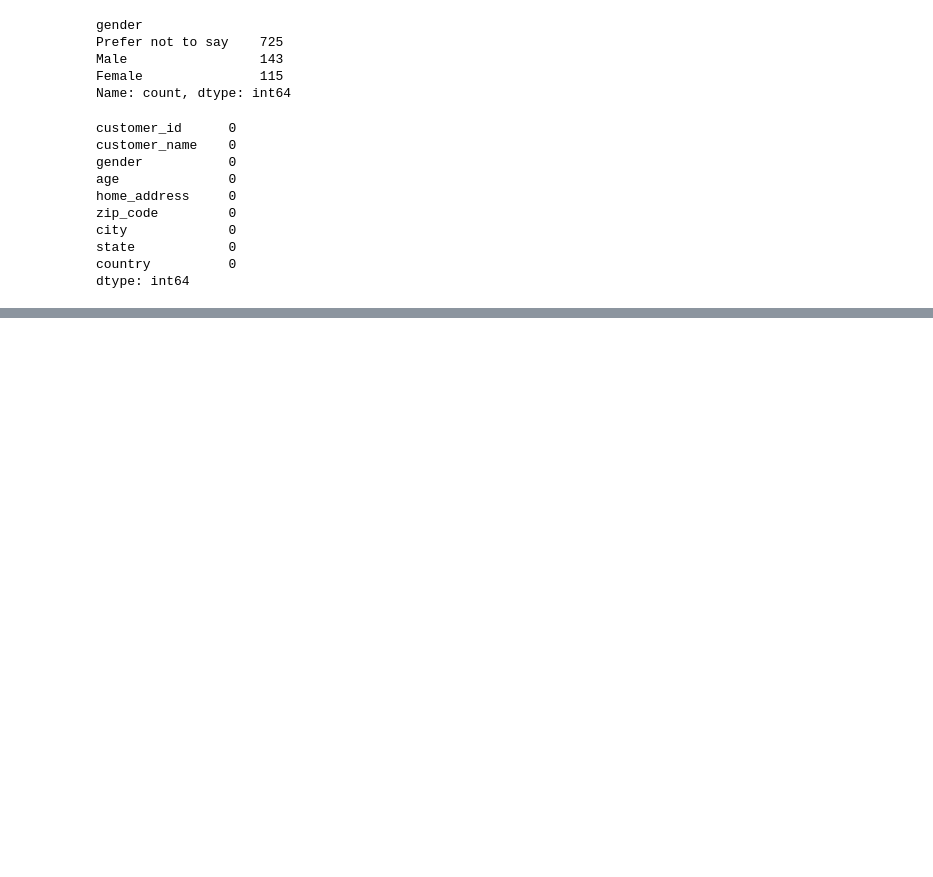
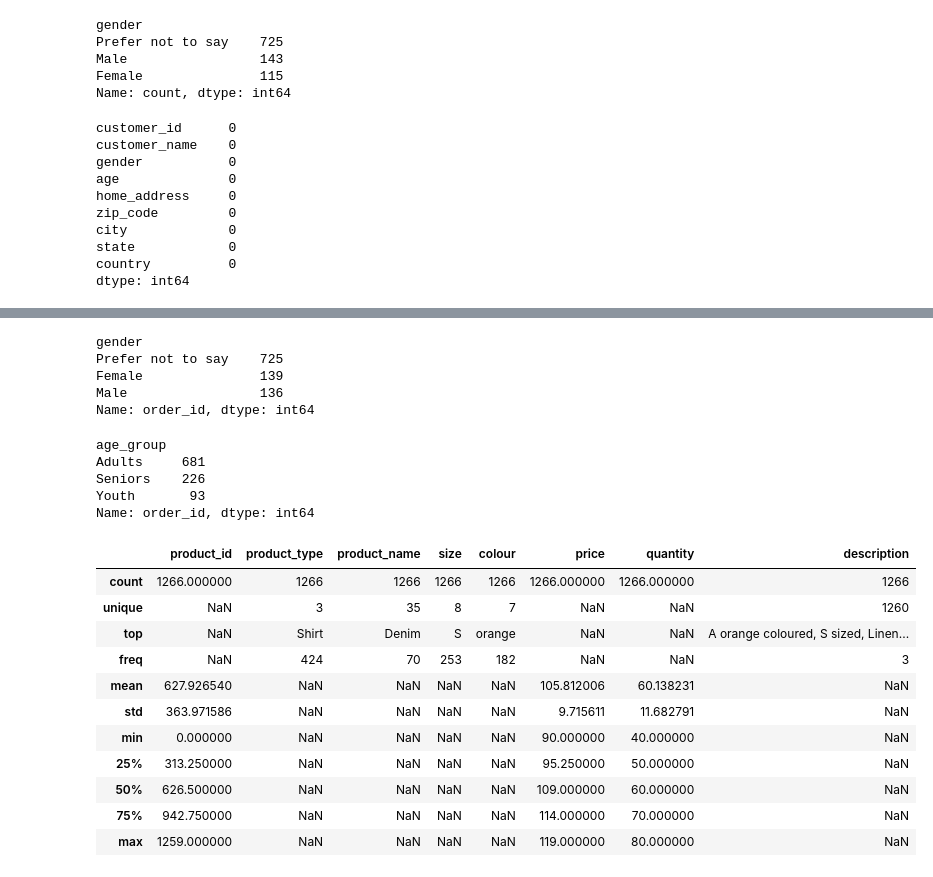
Before and after one commit to dipoyonoarga/dicoding_proyek_analisis_data, a Jupyter notebook: dicoNotebook.ipynb, the cells around one changed output, grey strips where cells are left out. Saved outputs shown, nothing was run; the diff lists cells and outputs as text; code cells hidden in the pictures; blank space fills up the shorter version.

```diff
--- a/dicoNotebook.ipynb
+++ b/dicoNotebook.ipynb
@@ -249,0 +421,32 @@ dtype: int64
+# %%
+orders_customers_df.groupby(by="gender").order_id.nunique().sort_values(ascending=False)
+# %% [output]
+gender
+Prefer not to say    725
+Female               139
+Male                 136
+Name: order_id, dtype: int64
+# %%
+orders_customers_df["age_group"] = orders_customers_df.age.apply(lambda x: "Youth" if x <= 24 else ("Seniors" if x > 64 else "Adults"))
+orders_customers_df.groupby(by="age_group").order_id.nunique().sort_values(ascending=False)
+# %% [output]
+age_group
+Adults     681
+Seniors    226
+Youth       93
+Name: order_id, dtype: int64
+# %%
+product_df.describe(include="all")
+# %% [output]
+|  | product_id | product_type | product_name | size | colour | price | quantity | description |
+| count | 1266.000000 | 1266 | 1266 | 1266 | 1266 | 1266.000000 | 1266.000000 | 1266 |
+| unique | NaN | 3 | 35 | 8 | 7 | NaN | NaN | 1260 |
+| top | NaN | Shirt | Denim | S | orange | NaN | NaN | A orange coloured, S sized, Linen... |
+| freq | NaN | 424 | 70 | 253 | 182 | NaN | NaN | 3 |
+| mean | 627.926540 | NaN | NaN | NaN | NaN | 105.812006 | 60.138231 | NaN |
+| std | 363.971586 | NaN | NaN | NaN | NaN | 9.715611 | 11.682791 | NaN |
+| min | 0.000000 | NaN | NaN | NaN | NaN | 90.000000 | 40.000000 | NaN |
+| 25% | 313.250000 | NaN | NaN | NaN | NaN | 95.250000 | 50.000000 | NaN |
+| 50% | 626.500000 | NaN | NaN | NaN | NaN | 109.000000 | 60.000000 | NaN |
+| 75% | 942.750000 | NaN | NaN | NaN | NaN | 114.000000 | 70.000000 | NaN |
+| max | 1259.000000 | NaN | NaN | NaN | NaN | 119.000000 | 80.000000 | NaN |
```
Also changed, not shown: parts of 25 cells of this notebook.
